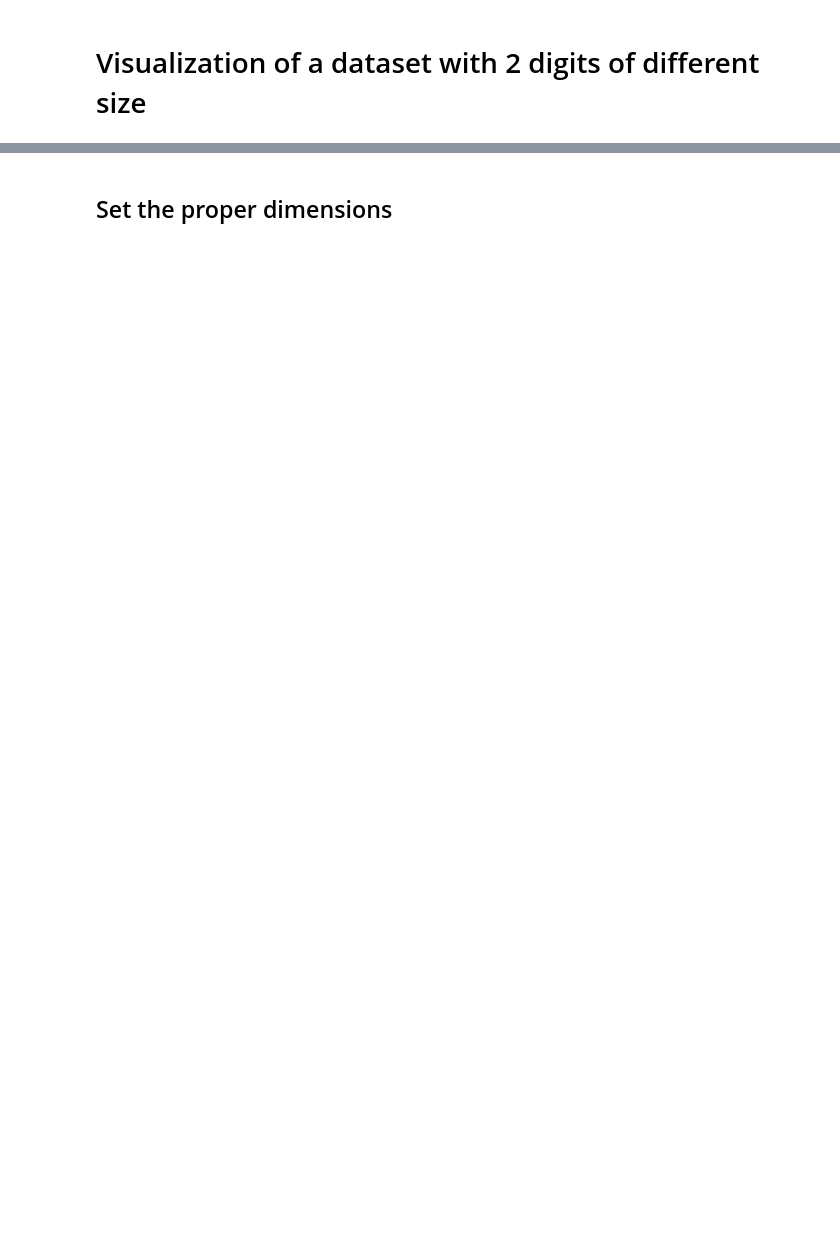
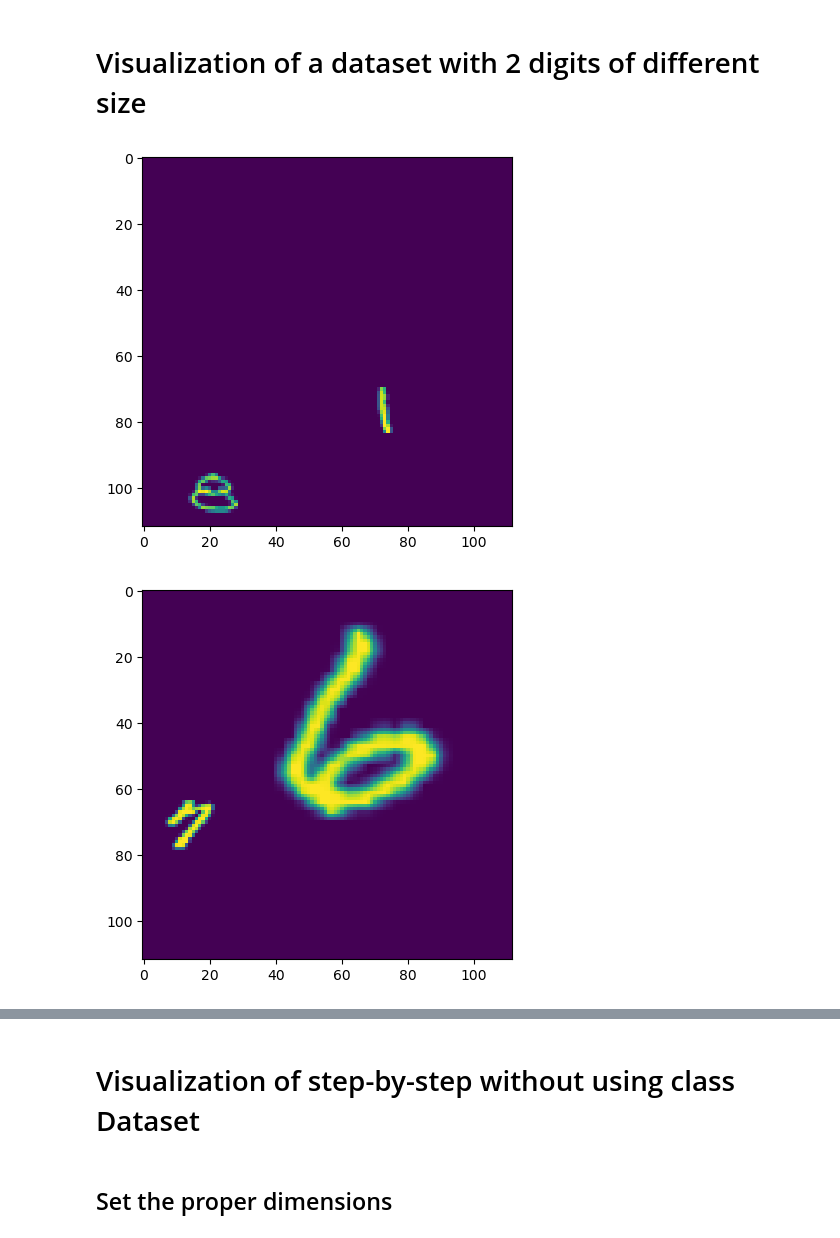
Before and after one commit to mona251/Intriguing-Properties-of-Contrastive-Losses, a Jupyter notebook: scripts/multi_digits_varying_size_randomly_placed.ipynb, the cells around one changed output, grey strips where cells are left out. Cells and saved outputs as stored; diff of their text form; code cells hidden in the pictures; blank space fills up the shorter version.

```diff
--- a/scripts/multi_digits_varying_size_randomly_placed.ipynb
+++ b/scripts/multi_digits_varying_size_randomly_placed.ipynb
@@ -9,0 +17,10 @@ import numpy as np
+# %%
+dataset = Dataset()
+images = dataset.generate_two_digits_varying_size_randomly_placed(n_images=4,
+                                                         img_shape=(112, 112))
+for img in images:
+    plt.imshow(img)
+    plt.show()
+# %% [output]
+[figure, added]
+[figure, added]
@@ -10,3 +29,5 @@ import numpy as np
+# %% [markdown]
+# Visualization of step-by-step without using class Dataset
 # %%
 from src.load_data import load_mnist, sample_uniformly_imgs #, load_imagenet
 from src.utils import downsample_img, crop_digit, get_bottom_right_corner_to_match_shapes
```
Also changed, not shown: parts of 7 cells of this notebook, 1 other file.
